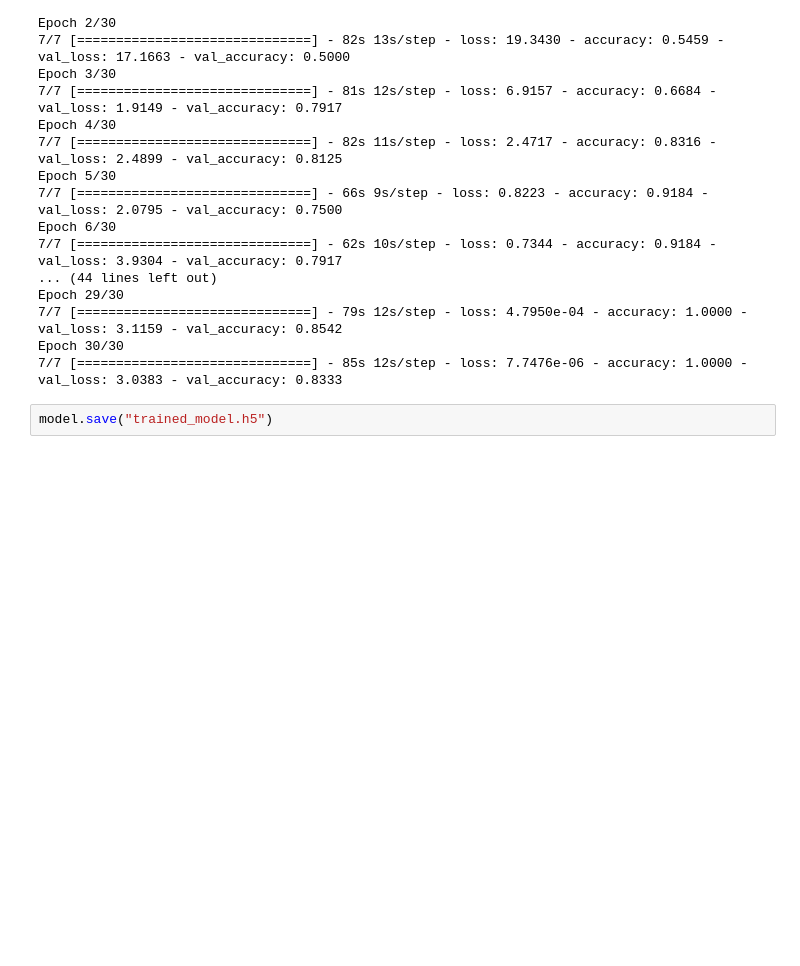
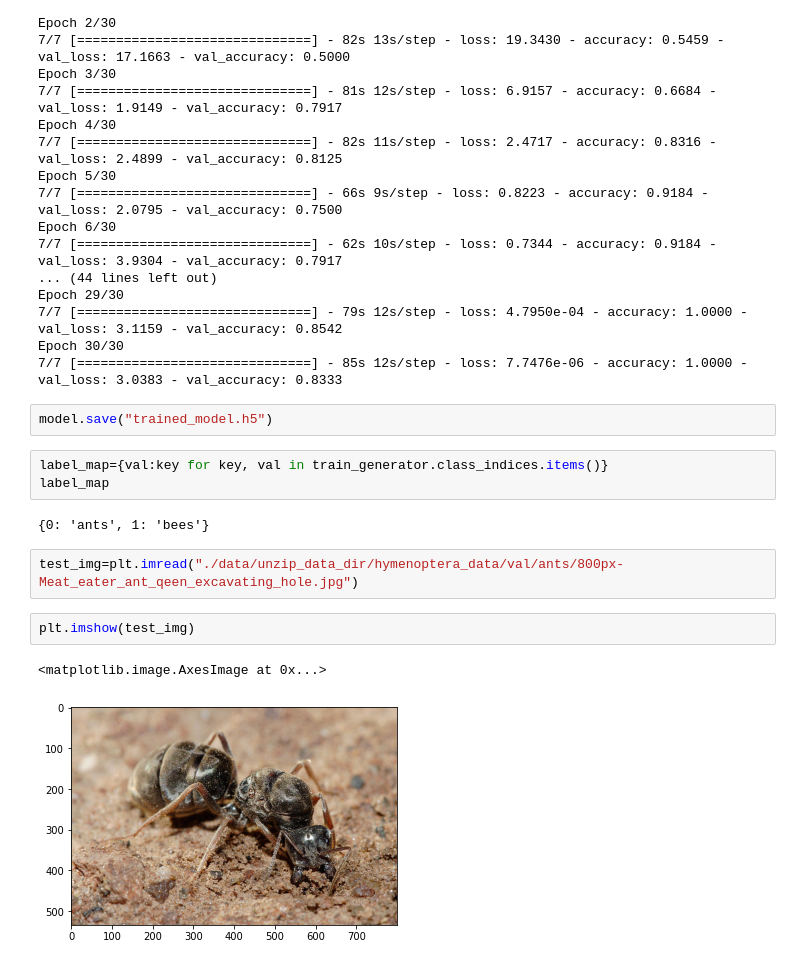
Before and after one commit to ds-fau-ck/PyTorch_Tutorial, a Jupyter notebook: CNN_VGG_16/VGG_16_demo.ipynb, the cells around one changed output. Cells and saved outputs as stored; diff of their text form; blank space fills up the shorter version.

```diff
--- a/CNN_VGG_16/VGG_16_demo.ipynb
+++ b/CNN_VGG_16/VGG_16_demo.ipynb
@@ -282,3 +282,15 @@ Epoch 30/30
 7/7 [==============================] - 85s 12s/step - loss: 7.7476e-06 - accuracy: 1.0000 - val_loss: 3.0383 - val_accuracy: 0.8333
 # %%
 model.save("trained_model.h5")
+# %%
+label_map={val:key for key, val in train_generator.class_indices.items()}
+label_map
+# %% [output]
+{0: 'ants', 1: 'bees'}
+# %%
+test_img=plt.imread("./data/unzip_data_dir/hymenoptera_data/val/ants/800px-Meat_eater_ant_qeen_excavating_hole.jpg")
+# %%
+plt.imshow(test_img)
+# %% [output]
+<matplotlib.image.AxesImage at 0x...>
+[figure, added]
```
Also changed, not shown: parts of 12 cells of this notebook.
